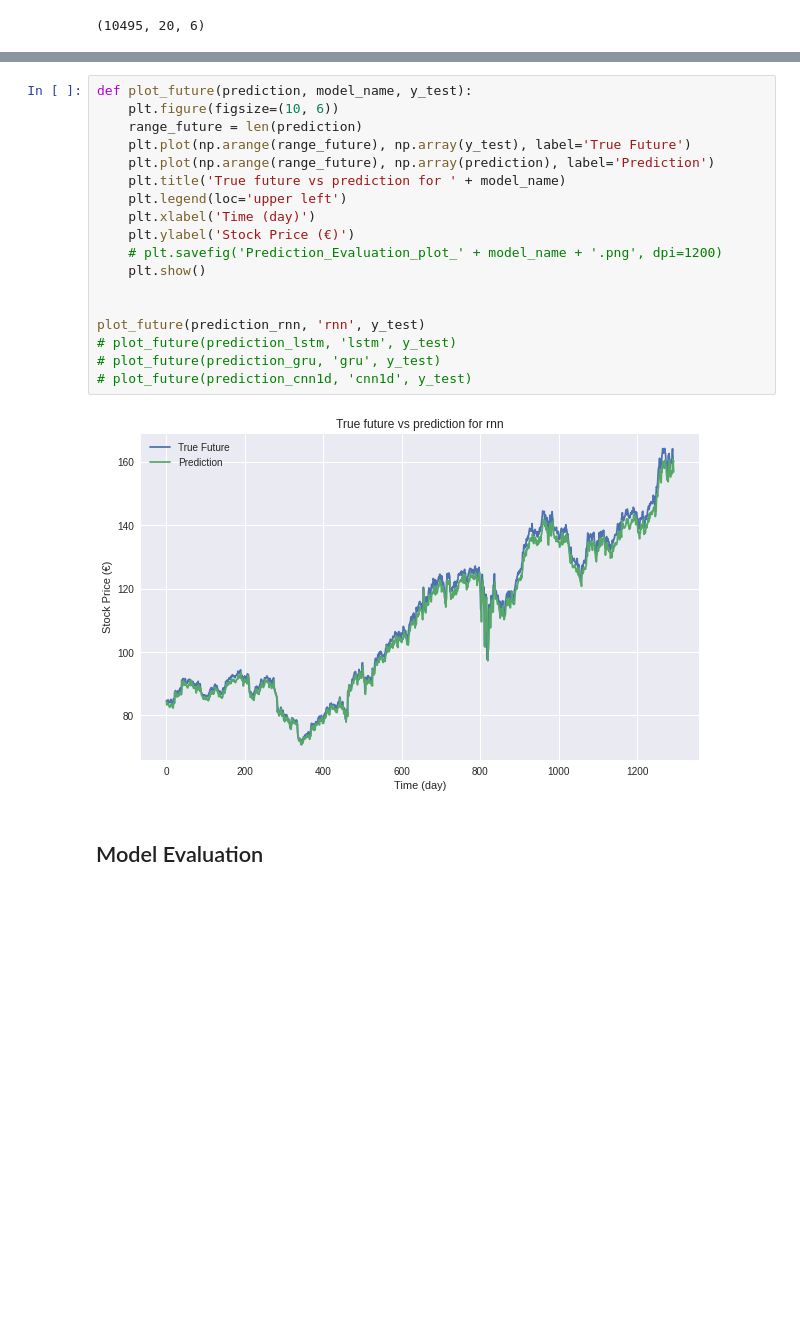
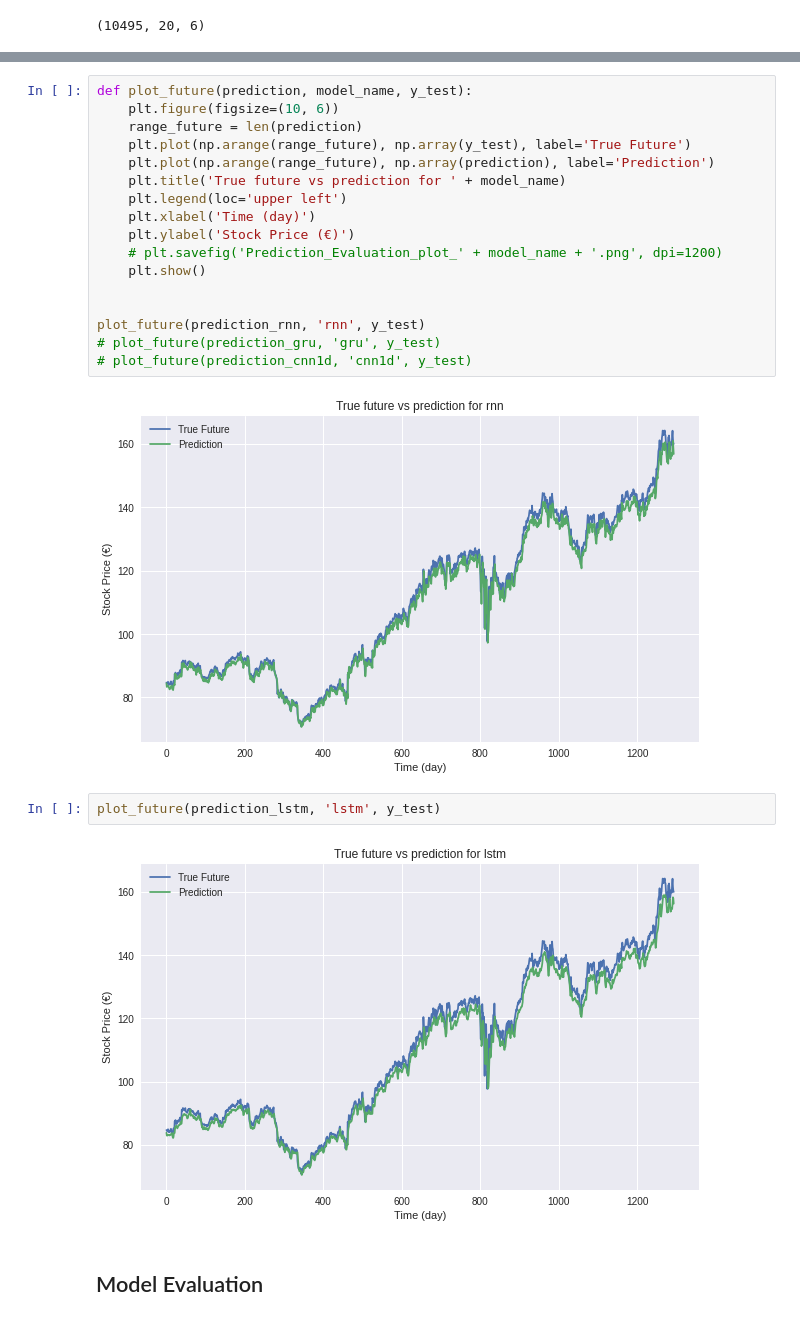
Before and after one commit to francescoliso/Time-Series-Analysis, a Jupyter notebook: 6_Multivariate_Single_Step_Forecasting.ipynb, the cells around one changed output, grey strips where cells are left out. Cells and saved outputs as stored; diff of their text form; blank space fills up the shorter version.

```diff
--- a/6_Multivariate_Single_Step_Forecasting.ipynb
+++ b/6_Multivariate_Single_Step_Forecasting.ipynb
@@ -450,11 +479,14 @@ def plot_future(prediction, model_name, y_test):
 
 
 plot_future(prediction_rnn, 'rnn', y_test)
-# plot_future(prediction_lstm, 'lstm', y_test)
 # plot_future(prediction_gru, 'gru', y_test)
 # plot_future(prediction_cnn1d, 'cnn1d', y_test)
 # %% [output]
 [figure]
+# %%
+plot_future(prediction_lstm, 'lstm', y_test)
+# %% [output]
+[figure, added]
 # %% [markdown]
 ## Model Evaluation
 # %%
```
Also changed, not shown: parts of 12 cells of this notebook.
